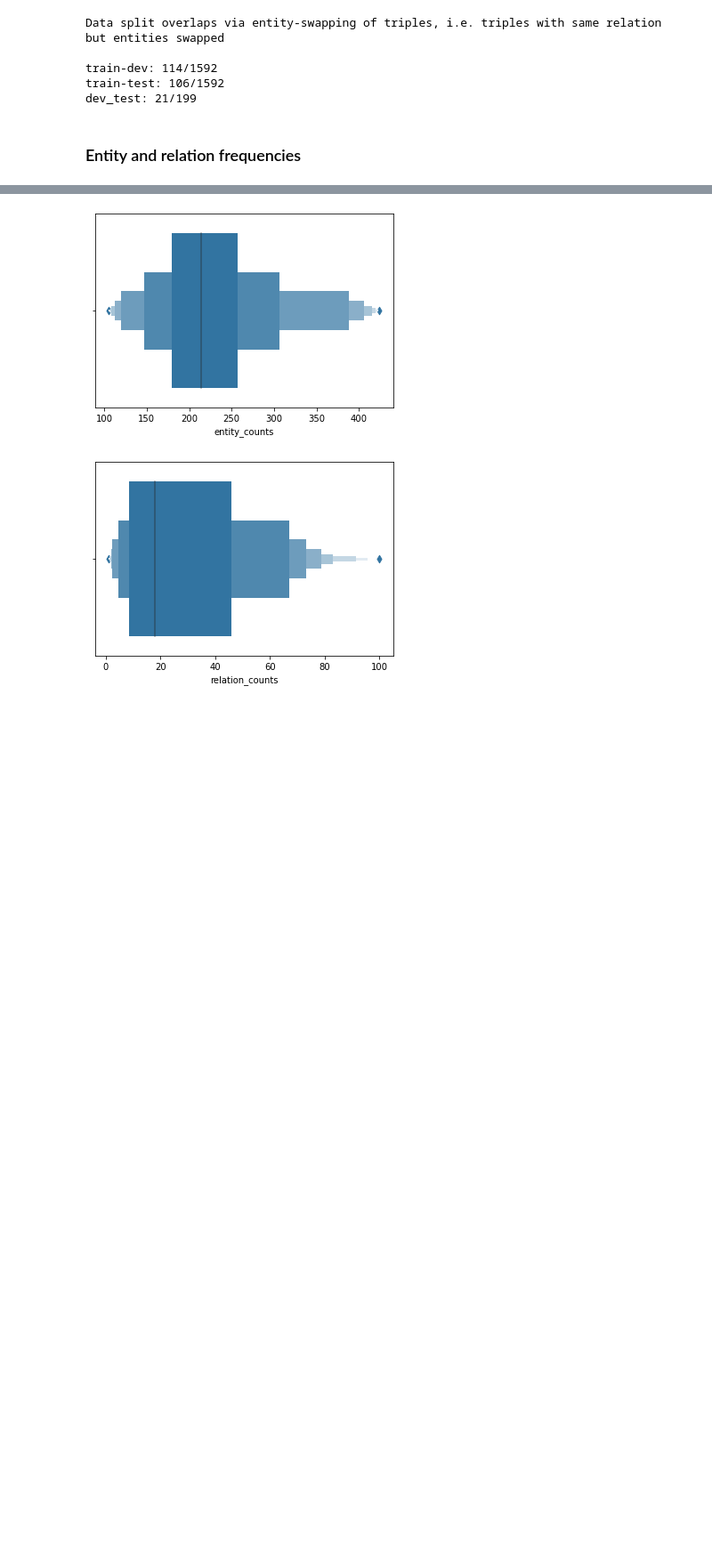
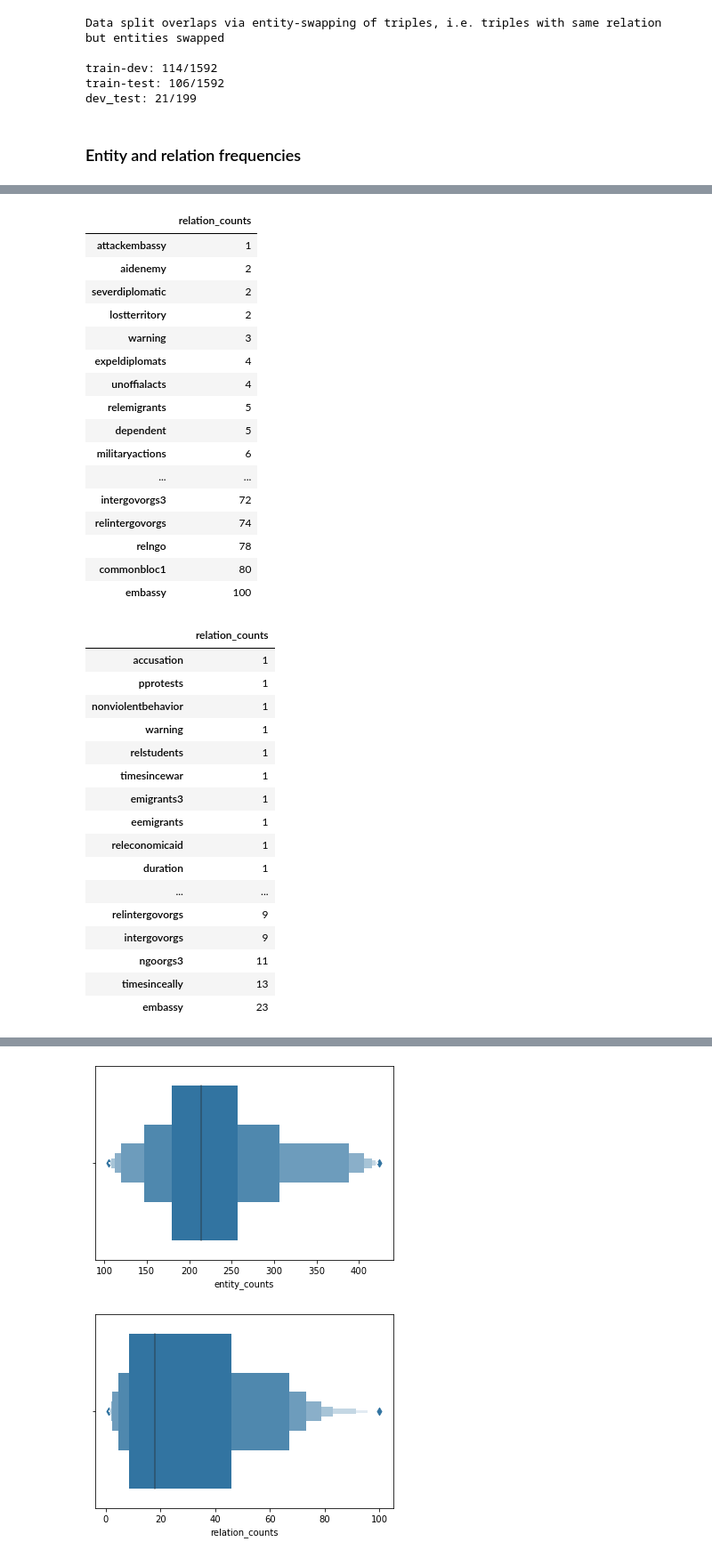
Before and after one commit to ravipatelxyz/kbc-meta, a Jupyter notebook: dataset_exploration.ipynb, the cells around one changed output, grey strips where cells are left out. Shown at 89% size. Drawn from its saved outputs; the diff is of its cells as text; code cells hidden in the pictures; blank space fills up the shorter version.

```diff
--- a/dataset_exploration.ipynb
+++ b/dataset_exploration.ipynb
@@ -172 +254,41 @@ df_entity_counts
+# %%
+df_relation_counts = pd.DataFrame.from_dict({"relation_counts": relation_counts_train}).sort_values("relation_counts")
+display(df_relation_counts)
+df_relation_counts_dev = pd.DataFrame.from_dict({"relation_counts": relation_counts_dev}).sort_values("relation_counts")
+display(df_relation_counts_dev)
+# %% [output]
+|  | relation_counts |
+| attackembassy | 1 |
+| aidenemy | 2 |
+| severdiplomatic | 2 |
+| lostterritory | 2 |
+| warning | 3 |
+| expeldiplomats | 4 |
+| unoffialacts | 4 |
+| relemigrants | 5 |
+| dependent | 5 |
+| militaryactions | 6 |
+| ... | ... |
+| intergovorgs3 | 72 |
+| relintergovorgs | 74 |
+| relngo | 78 |
+| commonbloc1 | 80 |
+| embassy | 100 |
+|  | relation_counts |
+| accusation | 1 |
+| pprotests | 1 |
+| nonviolentbehavior | 1 |
+| warning | 1 |
+| relstudents | 1 |
+| timesincewar | 1 |
+| emigrants3 | 1 |
+| eemigrants | 1 |
+| releconomicaid | 1 |
+| duration | 1 |
+| ... | ... |
+| relintergovorgs | 9 |
+| intergovorgs | 9 |
+| ngoorgs3 | 11 |
+| timesinceally | 13 |
+| embassy | 23 |
 # %%
```
Also changed, not shown: parts of 7 cells of this notebook, 1 other file.
